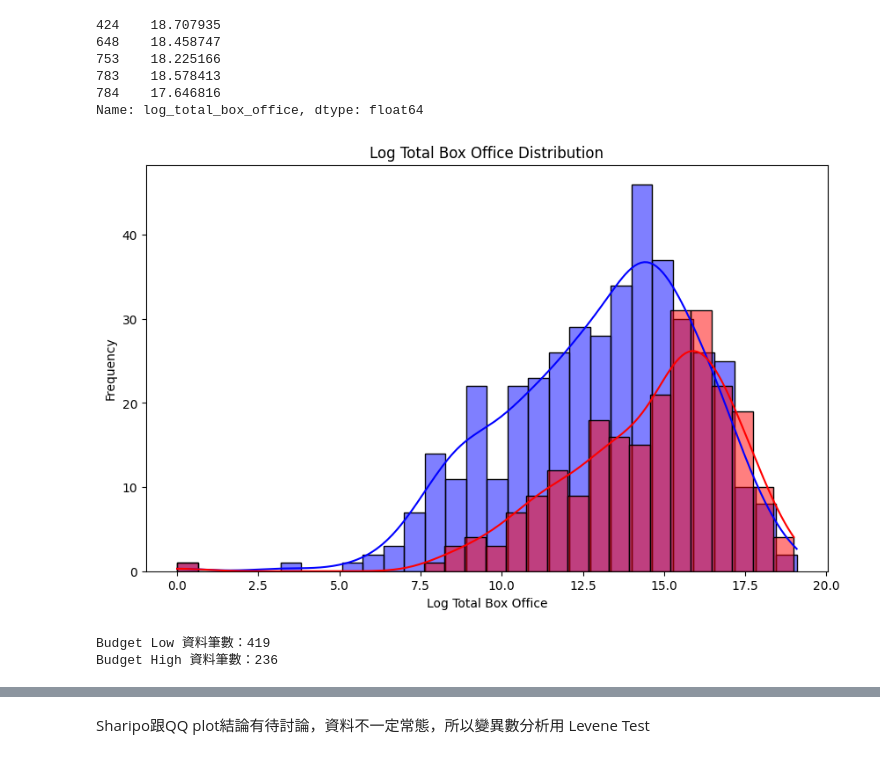
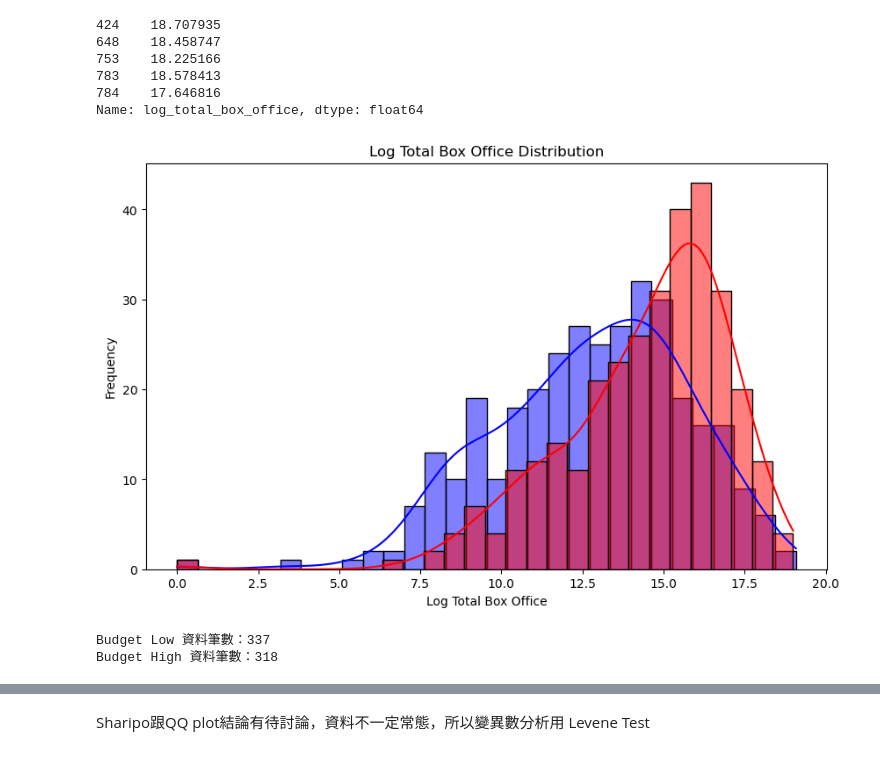
Before and after one commit to Ocean1029/Statistics_Final_Project, a Jupyter notebook: test_1.ipynb, the cells around one changed output, grey strips where cells are left out. Cells and saved outputs as stored; diff of their text form; code cells hidden in the pictures.

```diff
--- a/test_1.ipynb
+++ b/test_1.ipynb
@@ -250,29 +252,31 @@ print(filtered_df['log_total_box_office'].head())
 Name: log_total_box_office, dtype: float64
 # %%
 # 新增 budget 分類
-filtered_df['budget_category'] = pd.cut(filtered_df['production_budget'], bins=[10000, 2000000
+filtered_df['budget_category'] = pd.cut(filtered_df['production_budget'], bins=[10000, 1700000
 , 5000000], labels=['Low', 'High'])
 
 # 分組資料
 budget_low = filtered_df[filtered_df['budget_category'] == 'Low']['log_total_box_office']
 budget_high = filtered_df[filtered_df['budget_category'] == 'High']['log_total_box_office']
 
 # Plot log_total_box_office for two groups
 plt.figure(figsize=(10, 6))
 sns.histplot(budget_low, bins=30, kde=True, color='blue')
 sns.histplot(budget_high, bins=30, kde=True, color='red')
 plt.title('Log Total Box Office Distribution')
 plt.xlabel('Log Total Box Office')
 plt.ylabel('Frequency')
 plt.show()
 
 # 寫出各個的資料筆數
 print(f"Budget Low 資料筆數：{len(budget_low)}")
 print(f"Budget High 資料筆數：{len(budget_high)}")
+
+# print(filtered_df)
 # %% [output]
-[figure, old version]
+[figure, new version]
-Budget Low 資料筆數：419
-Budget High 資料筆數：236
+Budget Low 資料筆數：337
+Budget High 資料筆數：318
 # %%
 # 常態性檢定 (Shapiro-Wilk test)
 from scipy import stats
```
Also changed, not shown: parts of 25 cells of this notebook.
